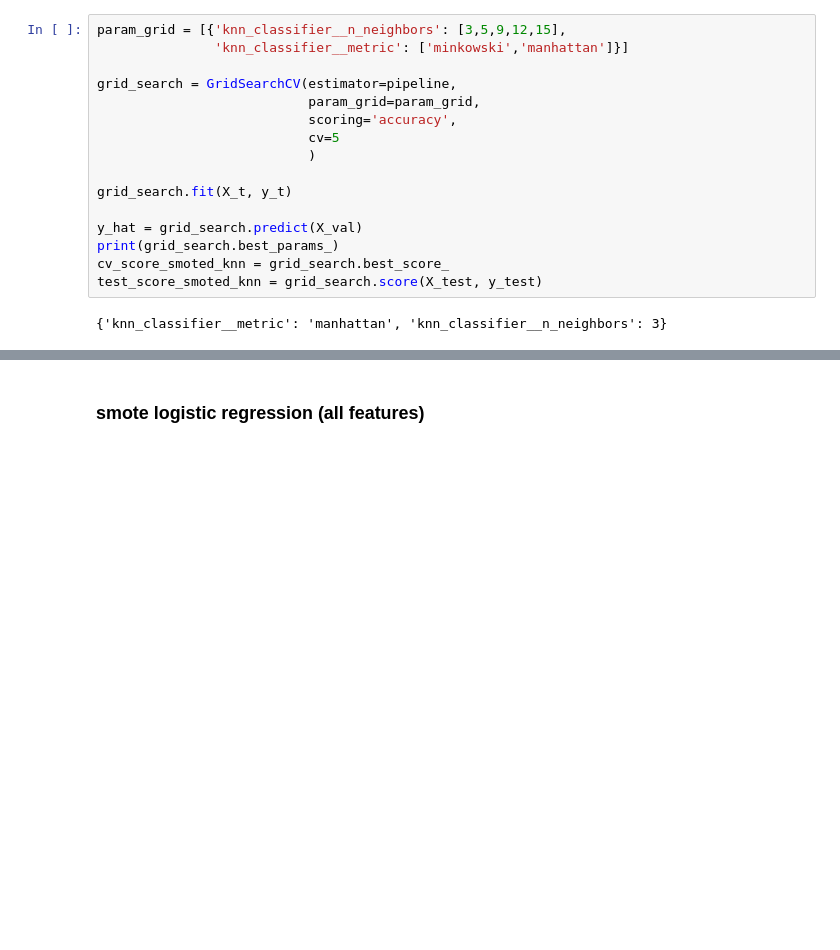
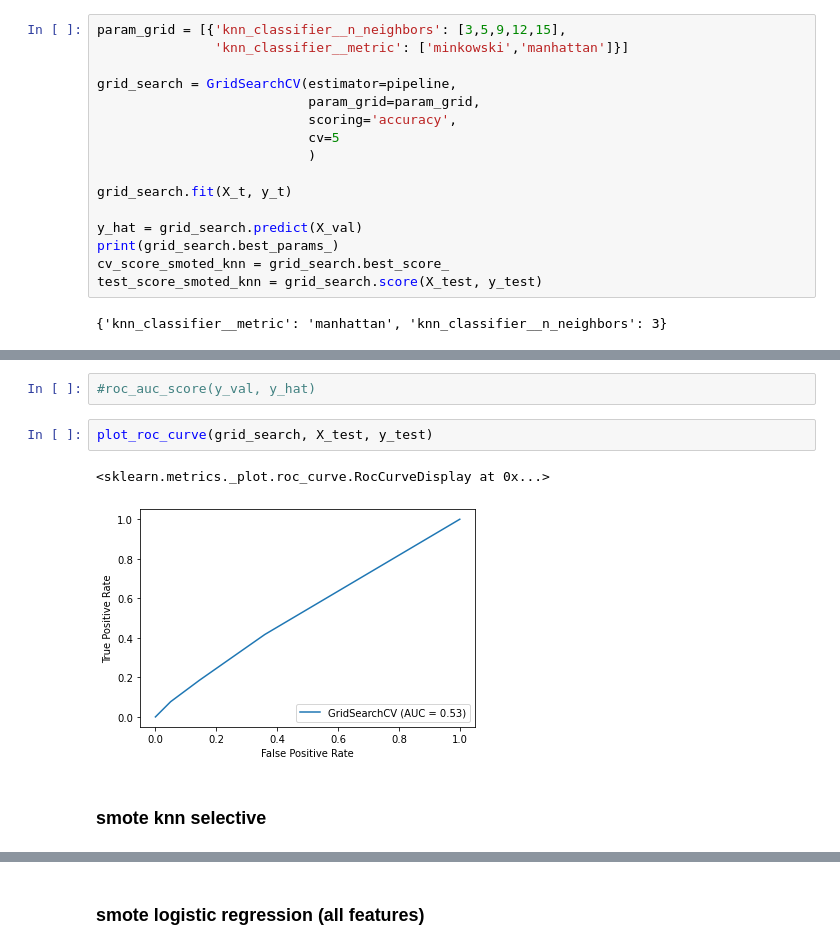
Before and after one commit to Jakubryb/Chicago-Car-Crashes, a Jupyter notebook: EDA-New-Copy2.ipynb, the cells around one changed output, grey strips where cells are left out. Cells and saved outputs as stored; diff of their text form; blank space fills up the shorter version.

```diff
--- a/EDA-New-Copy2.ipynb
+++ b/EDA-New-Copy2.ipynb
@@ -693,0 +733,9 @@ f1_score(y_val, y_hat)
+# %%
+#roc_auc_score(y_val, y_hat)
+# %%
+plot_roc_curve(grid_search, X_test, y_test)
+# %% [output]
+<sklearn.metrics._plot.roc_curve.RocCurveDisplay at 0x...>
+[figure, added]
+# %% [markdown]
+### smote knn selective
```
Also changed, not shown: parts of 22 cells of this notebook, 1 other file.
